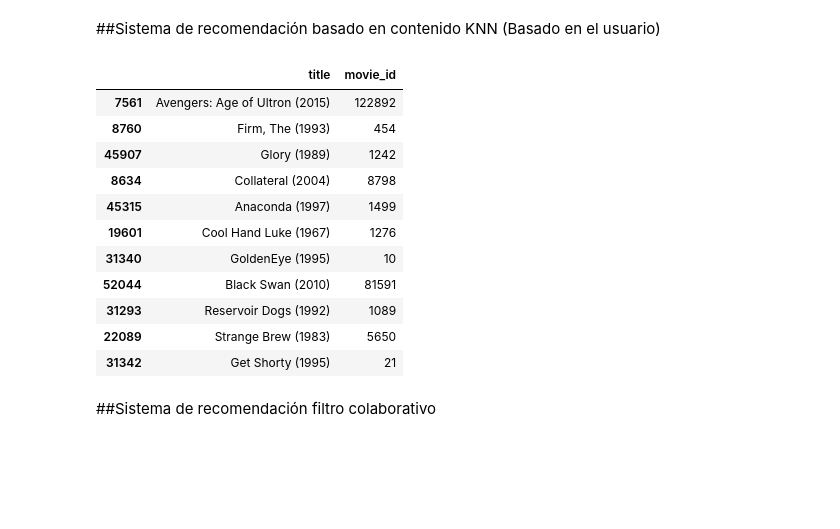
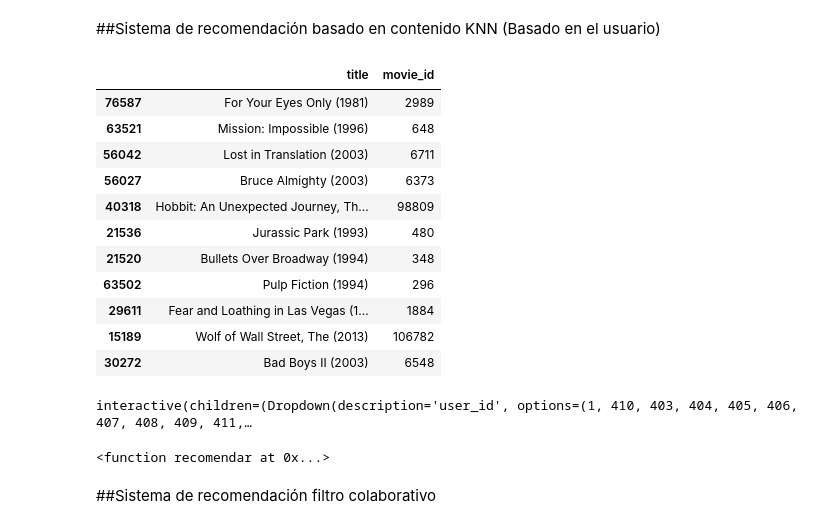
Before and after one commit to josedavidm12/sistemas_recomendacion, a Jupyter notebook: e_modelos2.ipynb, the cells around one changed output. Saved outputs shown, nothing was run; the diff lists cells and outputs as text; code cells hidden in the pictures; blank space fills up the shorter version.

Commit message:
Correcion de modelos

```diff
--- a/e_modelos2.ipynb
+++ b/e_modelos2.ipynb
@@ -111,56 +111,55 @@ df_final=joblib.load('/content/drive/MyDrive/analitica 3/sistemas_recomendacion/
 usuarios=pd.read_sql('select distinct (user_id) as user_id from ratings_final',conn)
-# %%
-user_id=500 ### para ejemplo manual
 # %%
+# Función para recomendar películas a un usuario basado en su perfil de gustos usando k-vecinos más cercanos
 def recomendar(user_id=list(usuarios['user_id'].value_counts().index)):
 
     ###seleccionar solo los ratings del usuario seleccionado
     ratings=pd.read_sql('select *from ratings_final where user_id=:user',conn, params={'user':user_id})
 
     ###convertir ratings del usuario a array
-    l_books_r=ratings['movie_id'].to_numpy()
+    l_movies_r=ratings['movie_id'].to_numpy()
 
-    ###agregar la columna de isbn y titulo del libro a dummie para filtrar y mostrar nombre
+    ###agregar la columna de movie_id y titulo de la pelicula a dummie para filtrar y mostrar nombre
     df_modelos[['movie_id','title']]=df_final[['movie_id','title']]
 
-    ### filtrar libros calificados por el usuario
-    books_r=df_modelos[df_modelos['movie_id'].isin(l_books_r)]
+    ### filtrar las peliculas calificadas por el usuario
+    movies_r=df_modelos[df_modelos['movie_id'].isin(l_movies_r)]
 
-    ## eliminar columna nombre e isbn
-    books_r=books_r.drop(columns=['movie_id','title'])
-    books_r["indice"]=1 ### para usar group by y que quede en formato pandas tabla de centroide
+    ## eliminar columna nombre e movie_id
+    movies_r=movies_r.drop(columns=['movie_id','title'])
+    movies_r["indice"]=1 ### para usar group by y que quede en formato pandas tabla de centroide
     ##centroide o perfil del usuario
-    centroide=books_r.groupby("indice").mean()
+    centroide=movies_r.groupby("indice").mean()
 
 
-    ### filtrar libros no leídos
-    books_nr=df_modelos[~df_modelos['movie_id'].isin(l_books_r)]
-    ## eliminbar nombre e isbn
+    ### filtrar peliculas no vistas
+    books_nr=df_modelos[~df_modelos['movie_id'].isin(l_movies_r)]
+    ## eliminbar nombre y movie_id
     books_nr=books_nr.drop(columns=['movie_id','title'])
 
     ### entrenar modelo
     model=neighbors.NearestNeighbors(n_neighbors=11, metric='cosine')
     model.fit(books_nr)
     dist, idlist = model.kneighbors(centroide)
 
     ids=idlist[0] ### queda en un array anidado, para sacarlo
     recomend_b=df_final.loc[ids][['title','movie_id']]
-    leidos=df_final[df_final['movie_id'].isin(l_books_r)][['title','movie_id']]
+    leidos=df_final[df_final['movie_id'].isin(l_movies_r)][['title','movie_id']]
 
     return recomend_b
 
 
-recomendar(500)
+recomendar(550) #Ejecutar la funcion con user_id (usuario) de prueba
 # %% [output]
 |  | title | movie_id |
-| 7561 | Avengers: Age of Ultron (2015) | 122892 |
-| 8760 | Firm, The (1993) | 454 |
-| 45907 | Glory (1989) | 1242 |
-| 8634 | Collateral (2004) | 8798 |
-| 45315 | Anaconda (1997) | 1499 |
-| 19601 | Cool Hand Luke (1967) | 1276 |
-| 31340 | GoldenEye (1995) | 10 |
-| 52044 | Black Swan (2010) | 81591 |
-| 31293 | Reservoir Dogs (1992) | 1089 |
-| 22089 | Strange Brew (1983) | 5650 |
-| 31342 | Get Shorty (1995) | 21 |
+| 76587 | For Your Eyes Only (1981) | 2989 |
+| 63521 | Mission: Impossible (1996) | 648 |
+| 56042 | Lost in Translation (2003) | 6711 |
+| 56027 | Bruce Almighty (2003) | 6373 |
+| 40318 | Hobbit: An Unexpected Journey, Th... | 98809 |
+| 21536 | Jurassic Park (1993) | 480 |
+| 21520 | Bullets Over Broadway (1994) | 348 |
+| 63502 | Pulp Fiction (1994) | 296 |
+| 29611 | Fear and Loathing in Las Vegas (1... | 1884 |
+| 15189 | Wolf of Wall Street, The (2013) | 106782 |
+| 30272 | Bad Boys II (2003) | 6548 |
@@ -169,3 +166,8 @@ print(interact(recomendar))
+# %%
+print(interact(recomendar)) # Crea un widget interactivo para seleccionar el usuario y mostrar recomendaciones en tiempo real
+# %% [output]
+interactive(children=(Dropdown(description='user_id', options=(1, 410, 403, 404, 405, 406, 407, 408, 409, 411,…
+<function recomendar at 0x...>
 # %% [markdown]
 ##Sistema de recomendación filtro colaborativo
 # %%
```
Also changed, not shown: parts of 27 cells of this notebook, 2 other files.
